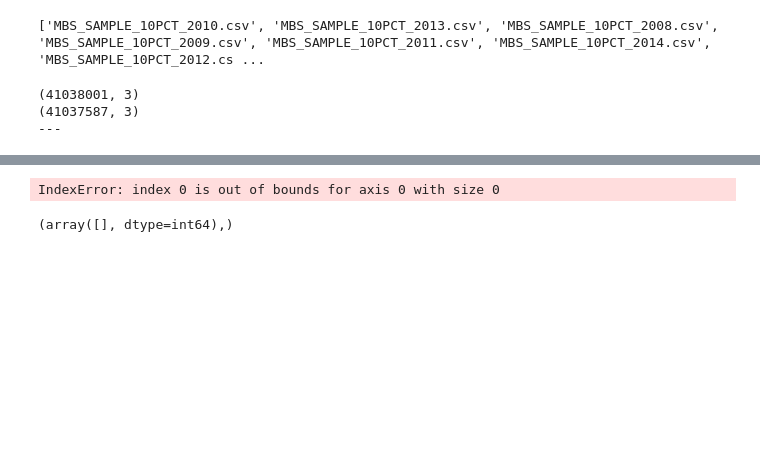
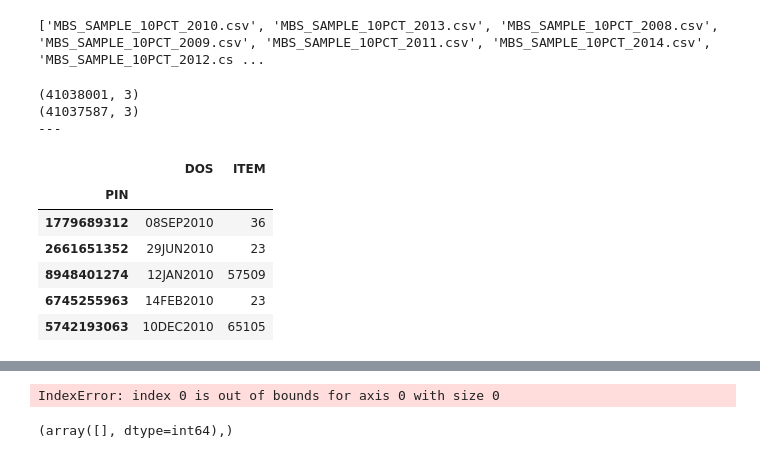
Before and after one commit to samuelefiorini/tangle, a Jupyter notebook: notebooks/dev.ipynb, the cells around one changed output, grey strips where cells are left out. Cells and saved outputs as stored; diff of their text form; code cells hidden in the pictures; blank space fills up the shorter version.

```diff
--- a/notebooks/dev.ipynb
+++ b/notebooks/dev.ipynb
@@ -116,3 +116,15 @@ for item in _dd.values.ravel():
         dd.add(str(0)+item)
     else:
         dd.add(item)
+# %%
+ddd = ___MBS_FILES_DICT__[k]
+ddd = ddd.set_index('PIN')
+ddd.head()
+# %% [output]
+|  | DOS | ITEM |
+| PIN |  |  |
+| 1779689312 | 08SEP2010 | 36 |
+| 2661651352 | 29JUN2010 | 23 |
+| 8948401274 | 12JAN2010 | 57509 |
+| 6745255963 | 14FEB2010 | 23 |
+| 5742193063 | 10DEC2010 | 65105 |
```
Also changed, not shown: parts of 2 cells of this notebook, 2 other files.
